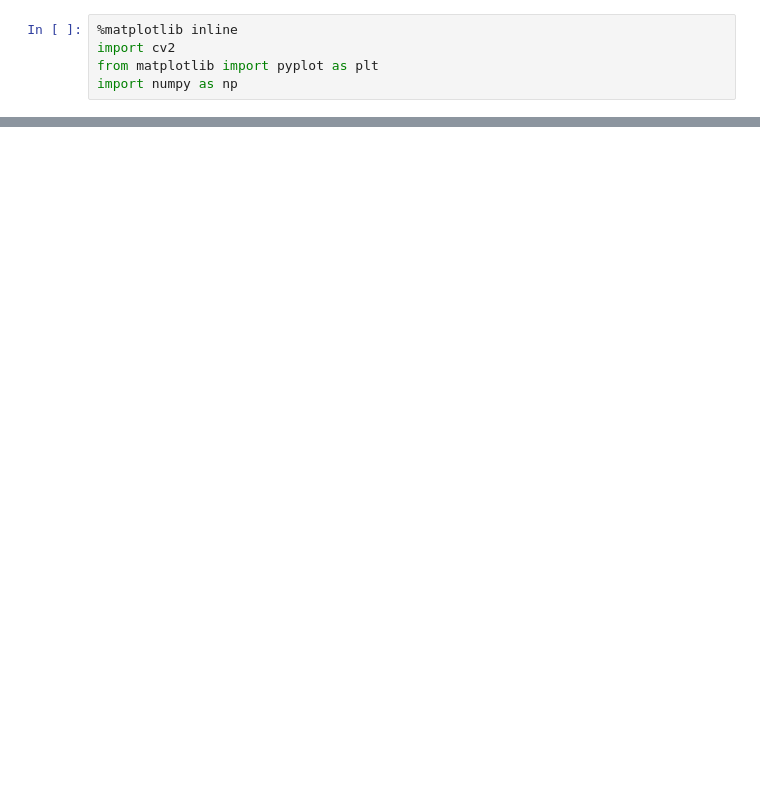
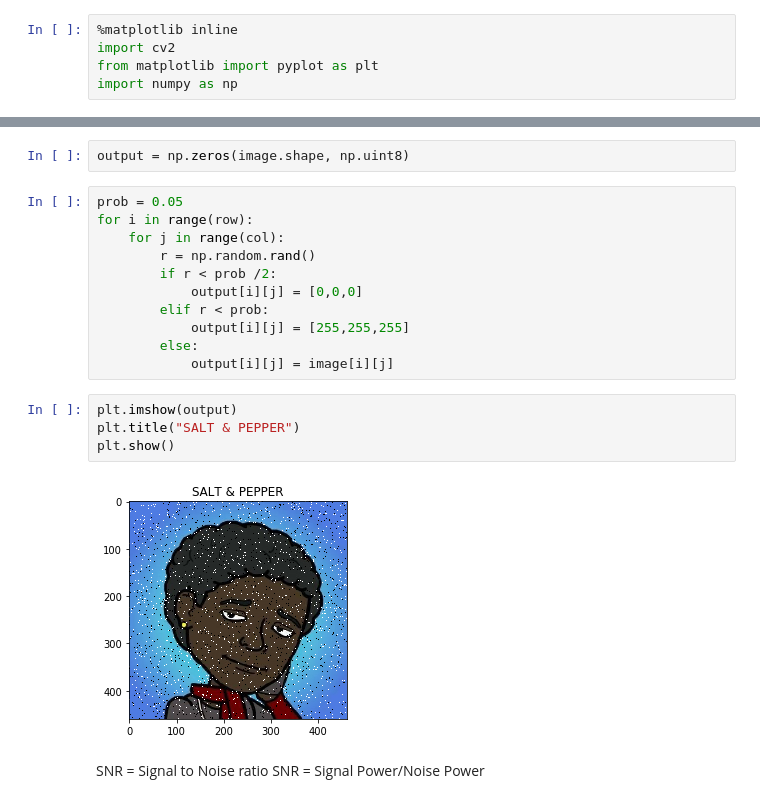
Before and after one commit to jyameo/openCV, a Jupyter notebook: code/Noise.ipynb, the cells around one changed output, grey strips where cells are left out. Drawn from its saved outputs; the diff is of its cells as text; blank space fills up the shorter version.

```diff
--- a/code/Noise.ipynb
+++ b/code/Noise.ipynb
@@ -23,0 +27,22 @@ Channels: 3 pixels
+# %%
+output = np.zeros(image.shape, np.uint8)
+# %%
+prob = 0.05
+for i in range(row):
+    for j in range(col):
+        r = np.random.rand()
+        if r < prob /2:
+            output[i][j] = [0,0,0]
+        elif r < prob:
+            output[i][j] = [255,255,255]
+        else:
+            output[i][j] = image[i][j]
+# %%
+plt.imshow(output)
+plt.title("SALT & PEPPER")
+plt.show()
+# %% [output]
+[figure, added]
+# %% [markdown]
+SNR = Signal to Noise ratio
+SNR = Signal Power/Noise Power
```
Also changed, not shown: parts of 2 cells of this notebook, 2 other files.
